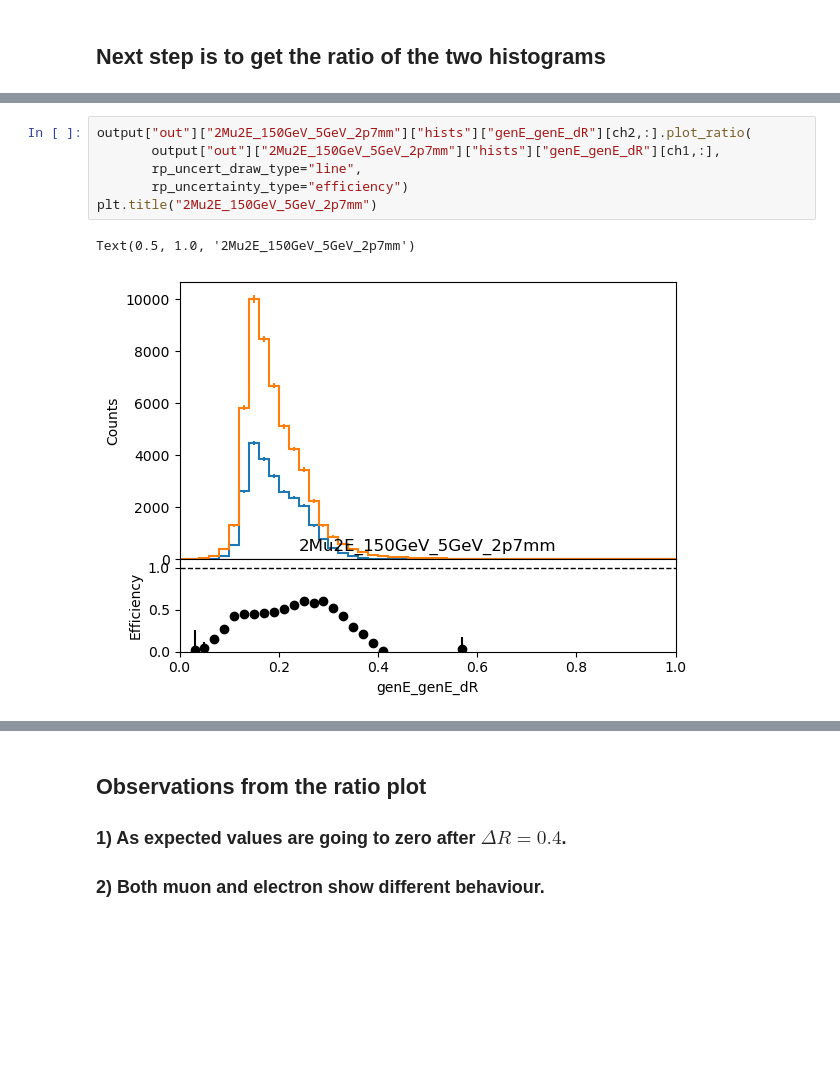
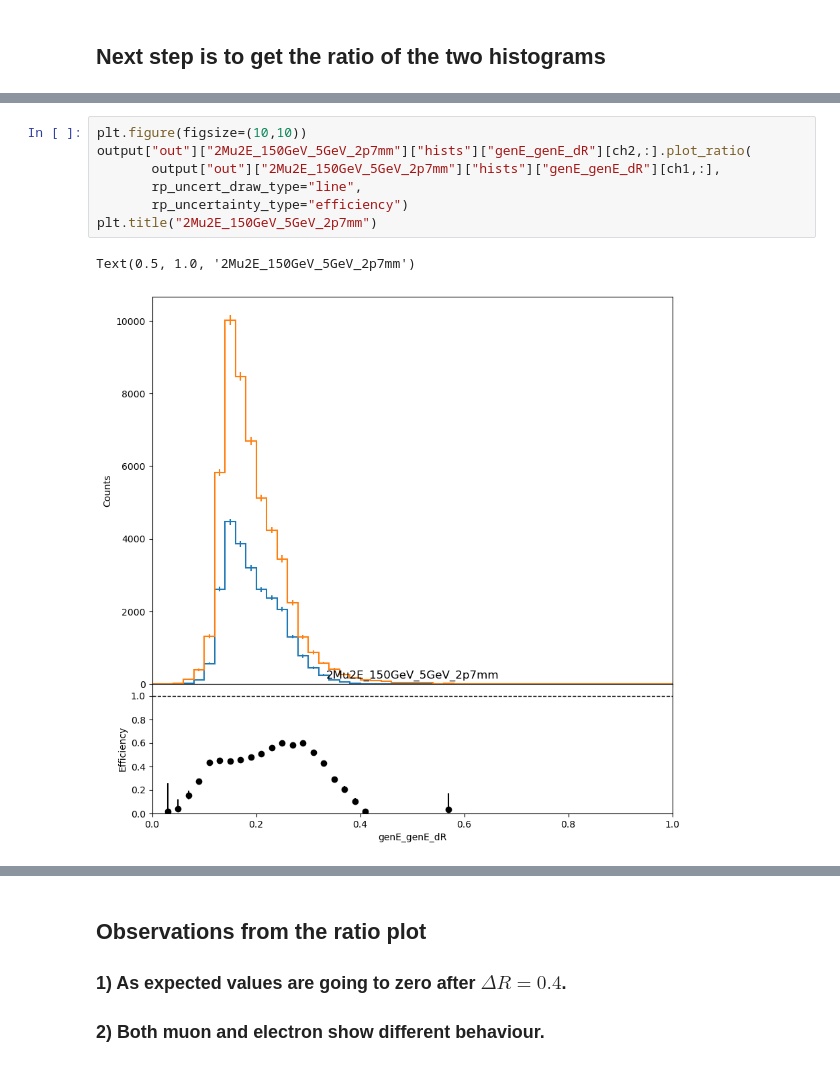
Before and after one commit to yfv2ev/SIDM, a Jupyter notebook: sidm/studies/leptonDeltaR.ipynb, the cells around one changed output, grey strips where cells are left out. Cells and saved outputs as stored; diff of their text form; blank space fills up the shorter version.

```diff
--- a/sidm/studies/leptonDeltaR.ipynb
+++ b/sidm/studies/leptonDeltaR.ipynb
@@ -164,10 +166,11 @@ Text(0.5, 1.0, '2Mu2E_150GeV_5GeV_2p7mm')
 # %%
+plt.figure(figsize=(10,10))
 output["out"]["2Mu2E_150GeV_5GeV_2p7mm"]["hists"]["genE_genE_dR"][ch2,:].plot_ratio(
        output["out"]["2Mu2E_150GeV_5GeV_2p7mm"]["hists"]["genE_genE_dR"][ch1,:],
        rp_uncert_draw_type="line",
        rp_uncertainty_type="efficiency")
 plt.title("2Mu2E_150GeV_5GeV_2p7mm")
 # %% [output]
 Text(0.5, 1.0, '2Mu2E_150GeV_5GeV_2p7mm')
-[figure, old version]
+[figure, new version]
 # %%
```
Also changed, not shown: parts of 12 cells of this notebook.
